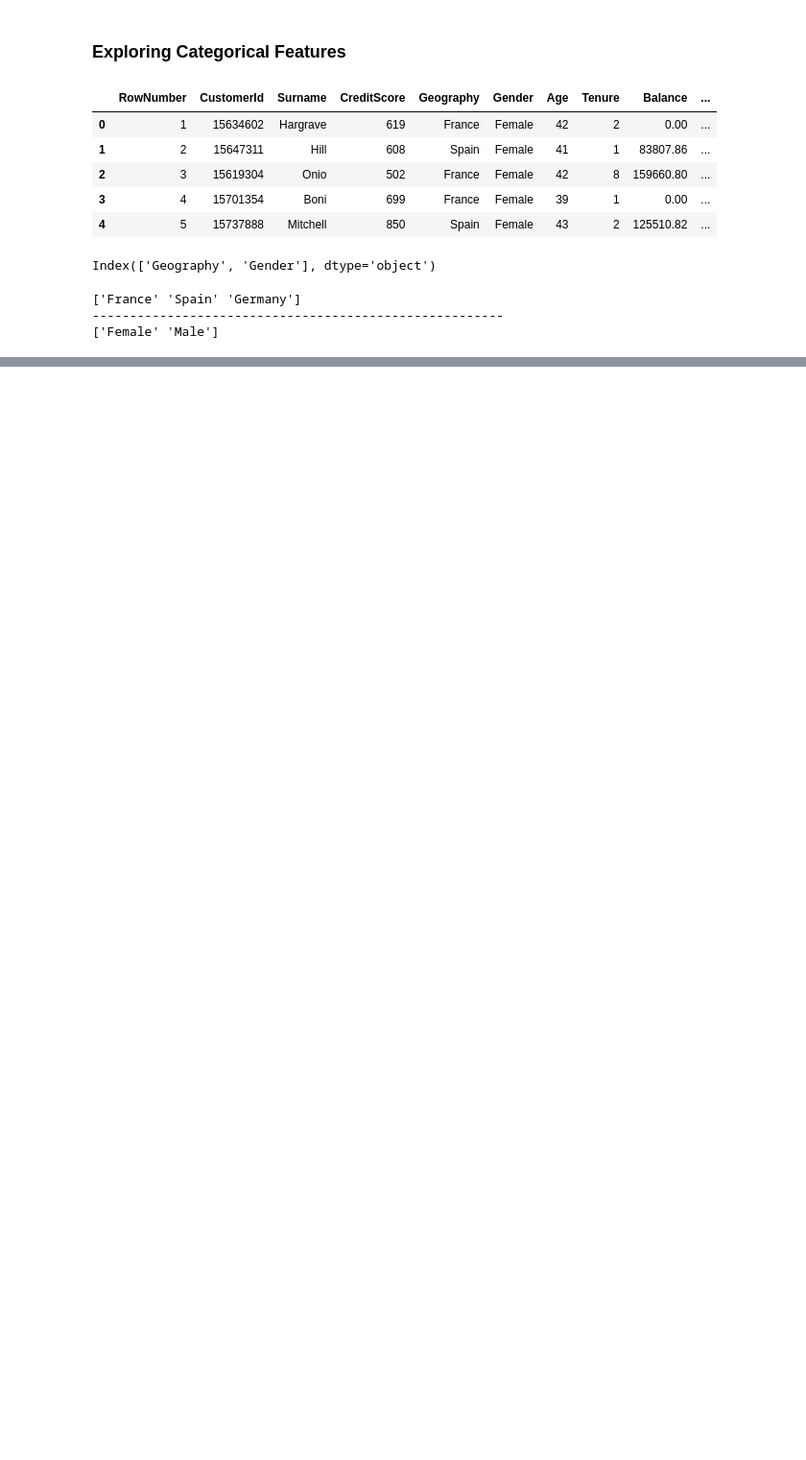
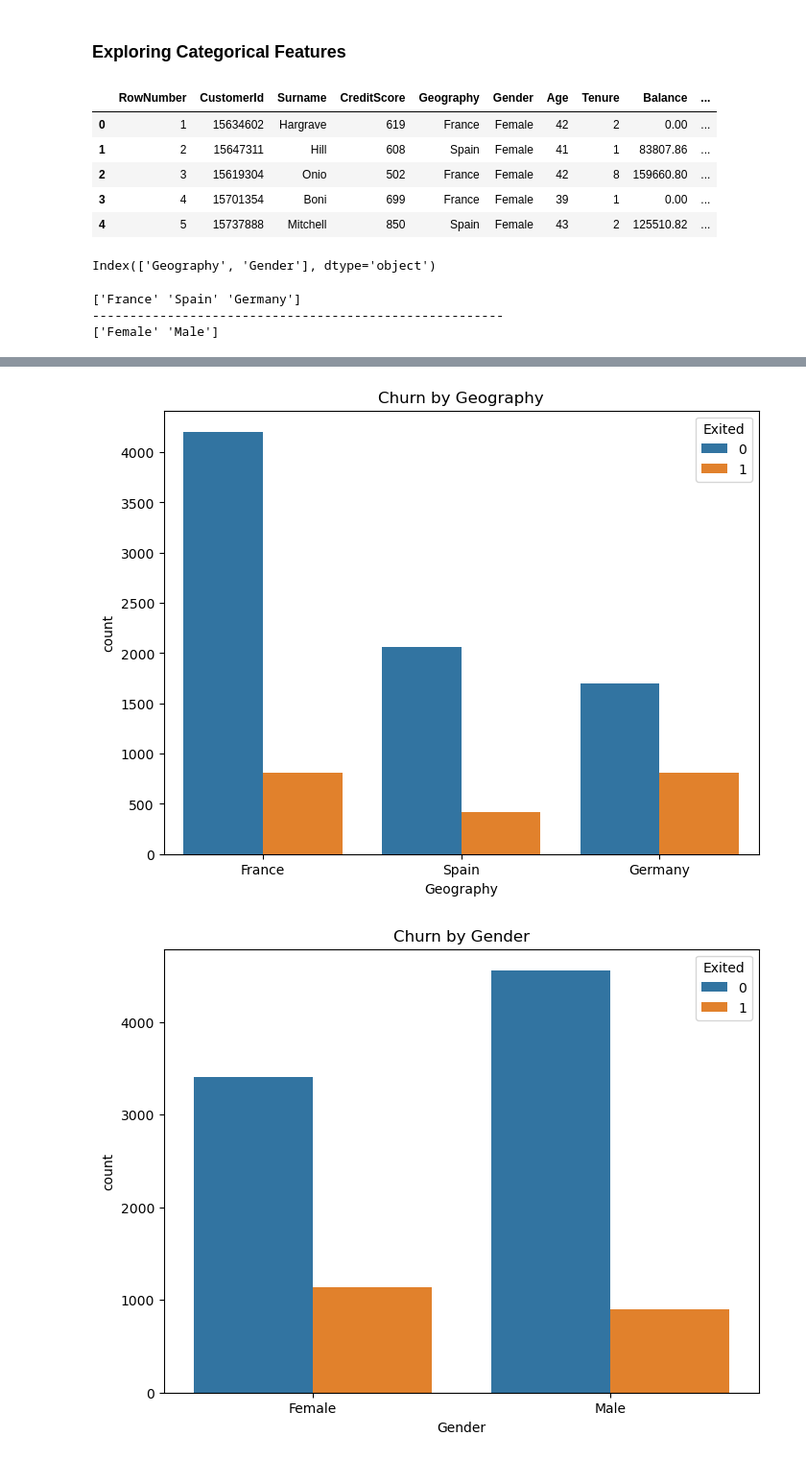
Before and after one commit to Aminbyt/customer-churn-rate-prediction, a Jupyter notebook: notebook/bank_customer_churn.ipynb, the cells around one changed output, grey strips where cells are left out. Shown at 96% size. Saved outputs shown, nothing was run; the diff lists cells and outputs as text; code cells hidden in the pictures; blank space fills up the shorter version.

```diff
--- a/notebook/bank_customer_churn.ipynb
+++ b/notebook/bank_customer_churn.ipynb
@@ -117,0 +133,13 @@ data.groupby("Gender")[data.select_dtypes(include=["int","float"]).columns].mean
+# %%
+plt.figure(figsize=(8,6))
+sns.countplot(x="Geography" , hue="Exited" , data=data)
+plt.title("Churn by Geography")
+plt.show()
+
+plt.figure(figsize=(8,6))
+sns.countplot(x="Gender" , hue="Exited" , data=data)
+plt.title("Churn by Gender")
+plt.show()
+# %% [output]
+[figure, added]
+[figure, added]
```
Also changed, not shown: parts of 2 cells of this notebook.
